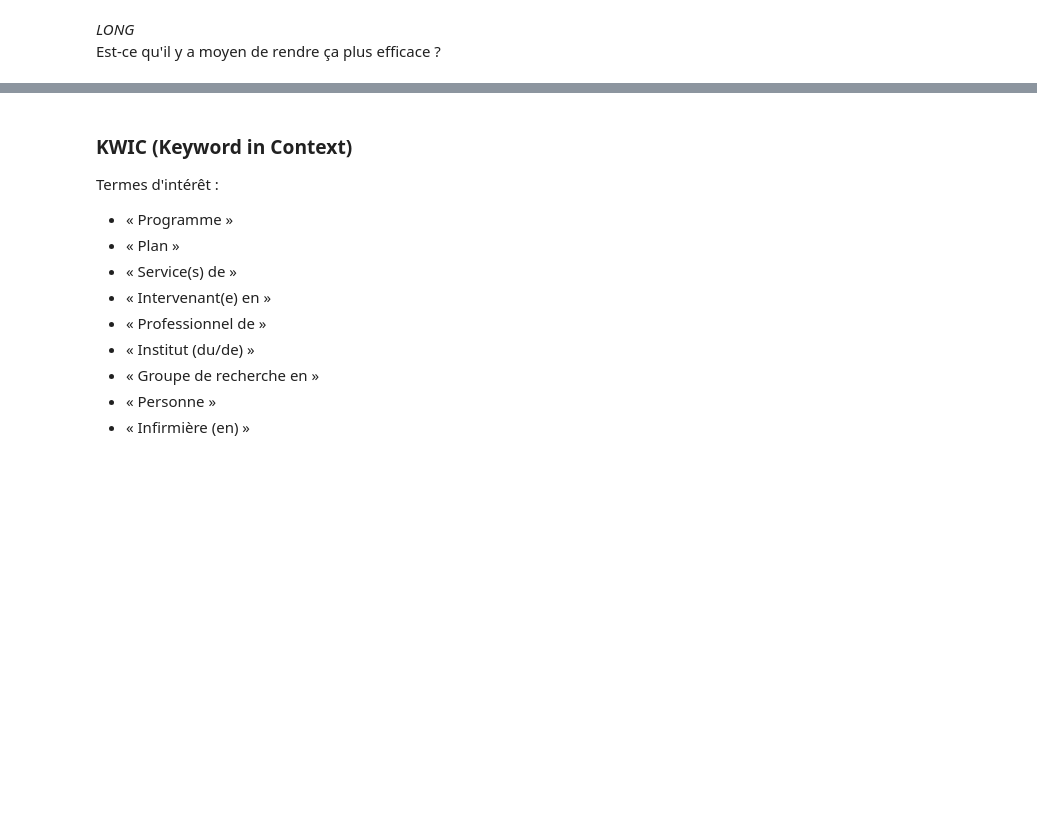
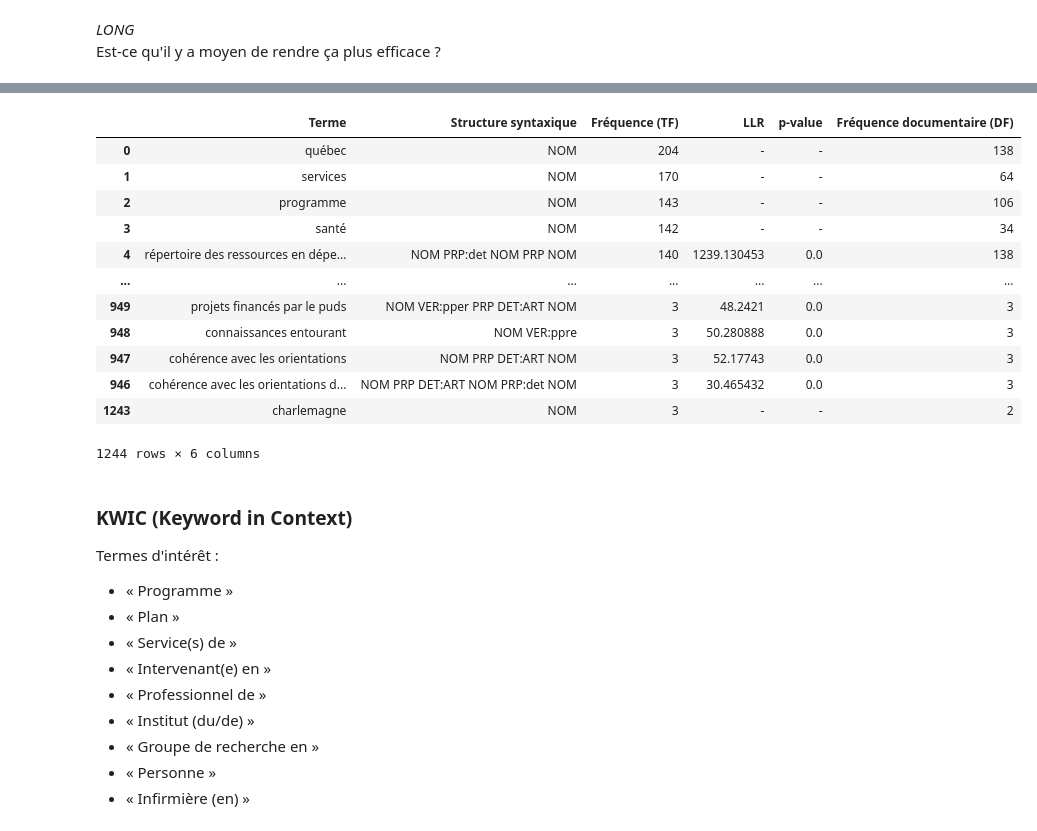
Before and after one commit to Camille-Demers/text-mining-project, a Jupyter notebook: 00-Jupyter-Notebooks/2_Prétraitement.ipynb, the cells around one changed output, grey strips where cells are left out. Drawn from its saved outputs; the diff is of its cells as text; code cells hidden in the pictures; blank space fills up the shorter version.

```diff
--- a/00-Jupyter-Notebooks/2_Prétraitement.ipynb
+++ b/00-Jupyter-Notebooks/2_Prétraitement.ipynb
@@ -606,4 +701,4 @@ dfs = {term['Collocation']: len([doc for doc in text if term['Collocation'] in d
 # %%
-max_df = round(0.95 * nb_docs)        # Pour rejeter les termes qui se retrouvent dans plus de 95% des documents
+max_df = round(0.85 * nb_docs)        # Pour rejeter les termes qui se retrouvent dans plus de 85% des documents
 max_df
 # %% [output]
@@ -653,4 +751,20 @@ if tag:
 else:
     output_path = path.join('../04-filtrage/output/', acteur + '_significant-collocations.csv')
 df.to_csv(output_path)
+# %%
+df
+# %% [output]
+|  | Terme | Structure syntaxique | Fréquence (TF) | LLR | p-value | Fréquence documentaire (DF) |
+| 0 | québec | NOM | 204 | - | - | 138 |
+| 1 | services | NOM | 170 | - | - | 64 |
+| 2 | programme | NOM | 143 | - | - | 106 |
+| 3 | santé | NOM | 142 | - | - | 34 |
+| 4 | répertoire des ressources en dépe... | NOM PRP:det NOM PRP NOM | 140 | 1239.130453 | 0.0 | 138 |
+| ... | ... | ... | ... | ... | ... | ... |
+| 949 | projets financés par le puds | NOM VER:pper PRP DET:ART NOM | 3 | 48.2421 | 0.0 | 3 |
+| 948 | connaissances entourant | NOM VER:ppre | 3 | 50.280888 | 0.0 | 3 |
+| 947 | cohérence avec les orientations | NOM PRP DET:ART NOM | 3 | 52.17743 | 0.0 | 3 |
+| 946 | cohérence avec les orientations d... | NOM PRP DET:ART NOM PRP:det NOM | 3 | 30.465432 | 0.0 | 3 |
+| 1243 | charlemagne | NOM | 3 | - | - | 2 |
+1244 rows × 6 columns
 # %%
```
Also changed, not shown: parts of 86 cells of this notebook, 3 other files.
